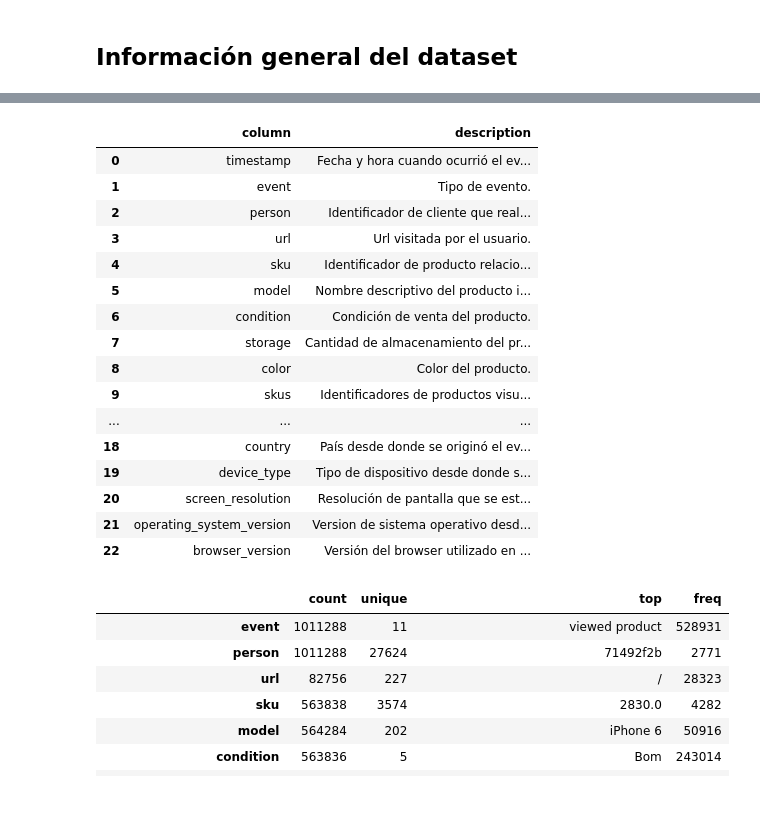
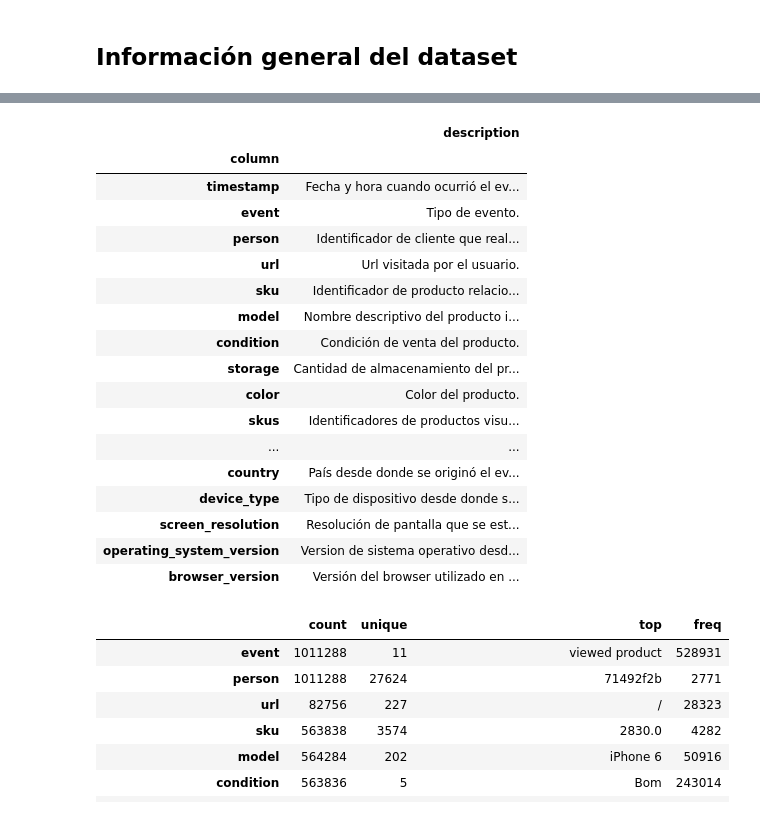
Before and after one commit to FdelMazo/7506-Datos, a Jupyter notebook: TP1/TP1.ipynb, the cells around one changed output, grey strips where cells are left out. Drawn from its saved outputs; the diff is of its cells as text; code cells hidden in the pictures.

```diff
--- a/TP1/TP1.ipynb
+++ b/TP1/TP1.ipynb
@@ -57,24 +67,25 @@ memory usage: 177.5+ MB
 # %%
 with pd.option_context('display.max_colwidth',-1):
-    display(pd.read_csv('columns-desc.csv'))
+    display(pd.read_csv('columns-desc.csv',index_col='column'))
 # %% [output]
-|  | column | description |
-| 0 | timestamp | Fecha y hora cuando ocurrió el ev... |
-| 1 | event | Tipo de evento. |
-| 2 | person | Identificador de cliente que real... |
-| 3 | url | Url visitada por el usuario. |
-| 4 | sku | Identificador de producto relacio... |
-| 5 | model | Nombre descriptivo del producto i... |
-| 6 | condition | Condición de venta del producto. |
-| 7 | storage | Cantidad de almacenamiento del pr... |
-| 8 | color | Color del producto. |
-| 9 | skus | Identificadores de productos visu... |
-| ... | ... | ... |
-| 18 | country | País desde donde se originó el ev... |
-| 19 | device_type | Tipo de dispositivo desde donde s... |
-| 20 | screen_resolution | Resolución de pantalla que se est... |
-| 21 | operating_system_version | Version de sistema operativo desd... |
-| 22 | browser_version | Versión del browser utilizado en ... |
+|  | description |
+| column |  |
+| timestamp | Fecha y hora cuando ocurrió el ev... |
+| event | Tipo de evento. |
+| person | Identificador de cliente que real... |
+| url | Url visitada por el usuario. |
+| sku | Identificador de producto relacio... |
+| model | Nombre descriptivo del producto i... |
+| condition | Condición de venta del producto. |
+| storage | Cantidad de almacenamiento del pr... |
+| color | Color del producto. |
+| skus | Identificadores de productos visu... |
+| ... | ... |
+| country | País desde donde se originó el ev... |
+| device_type | Tipo de dispositivo desde donde s... |
+| screen_resolution | Resolución de pantalla que se est... |
+| operating_system_version | Version de sistema operativo desd... |
+| browser_version | Versión del browser utilizado en ... |
 # %%
 df.describe().T
 # %% [output]
```
Also changed, not shown: parts of 16 cells of this notebook.
